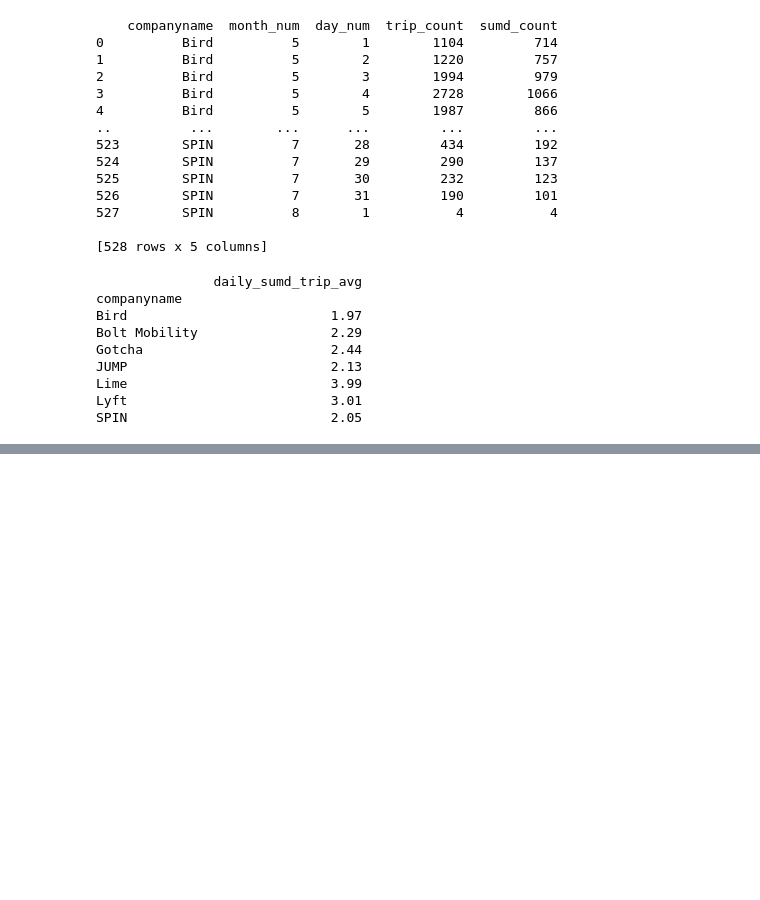
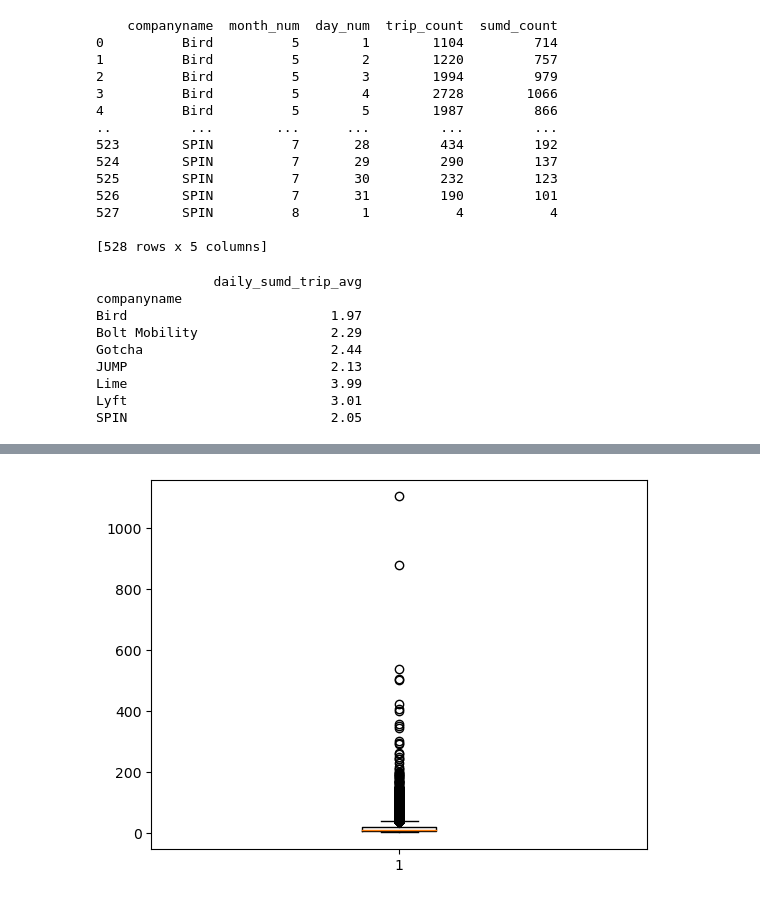
Before and after one commit to NSS-Data-Analytics-Cohort-8/scooter-partner1-witch_trial_logic, a Jupyter notebook: notebook/scooters questions.ipynb, the cells around one changed output, grey strips where cells are left out. Saved outputs shown, nothing was run; the diff lists cells and outputs as text; code cells hidden in the pictures; blank space fills up the shorter version.

```diff
--- a/notebook/scooters questions.ipynb
+++ b/notebook/scooters questions.ipynb
@@ -289,0 +345,11 @@ SPIN                          2.05
+# %%
+sql_duration_may = '''
+SELECT ROUND(tripduration) AS tripduration
+FROM trips AS t
+WHERE t.tripduration > '1'
+AND t.tripduration < '1440'
+AND t.pubtimestamp >='2019-05-05T00:00:00Z' AND pubtimestamp <='2019-05-11T23:59:59Z'
+ORDER BY tripduration DESC;
+'''
+duration_may = pd.read_sql(sql_duration_may, con = engine)
+print(duration_may)
@@ -289,0 +371,5 @@ SPIN                          2.05
+# %%
+plt.boxplot(duration_may)
+plt.show()
+# %% [output]
+[figure, added]
```
Also changed, not shown: parts of 11 cells of this notebook, 1 other file.
